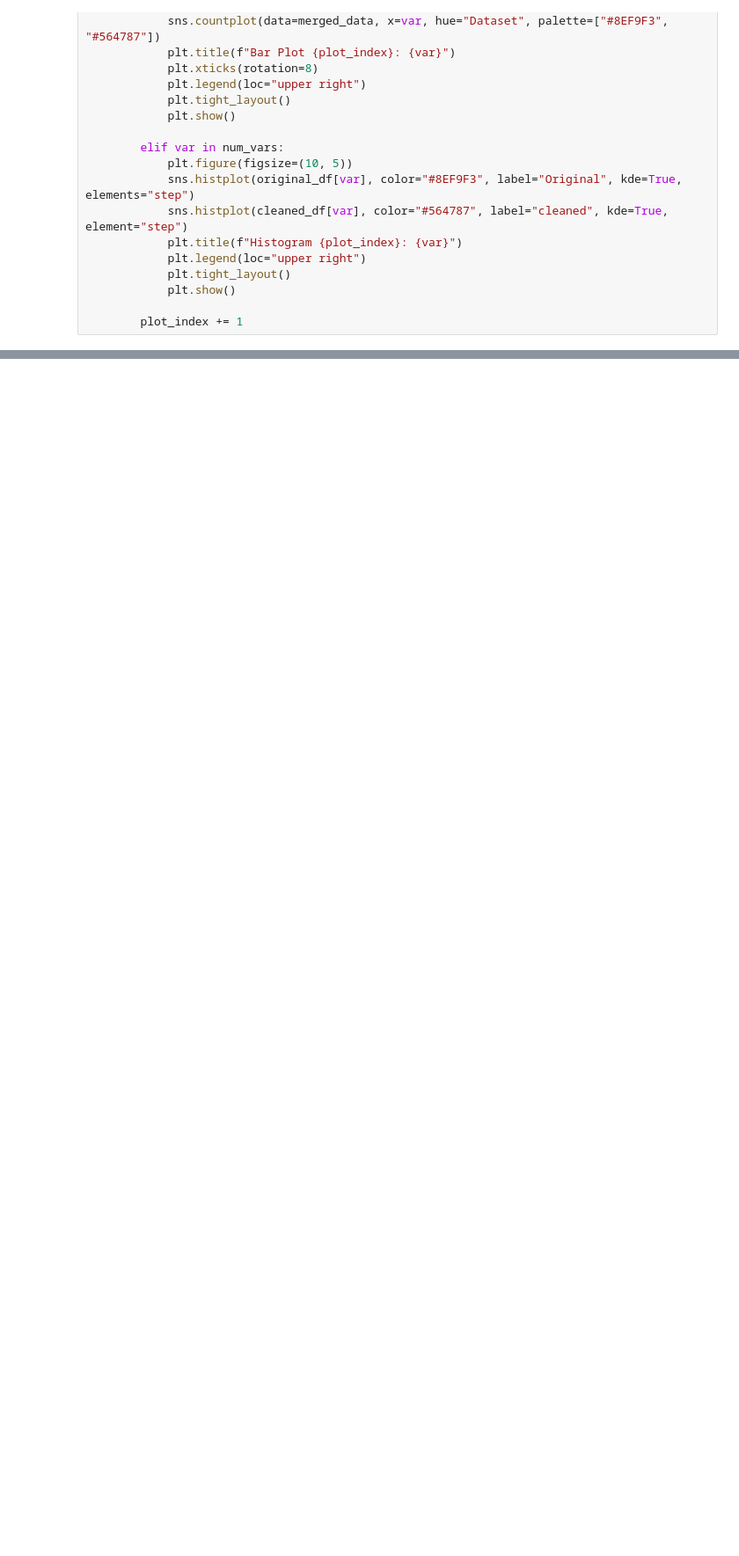
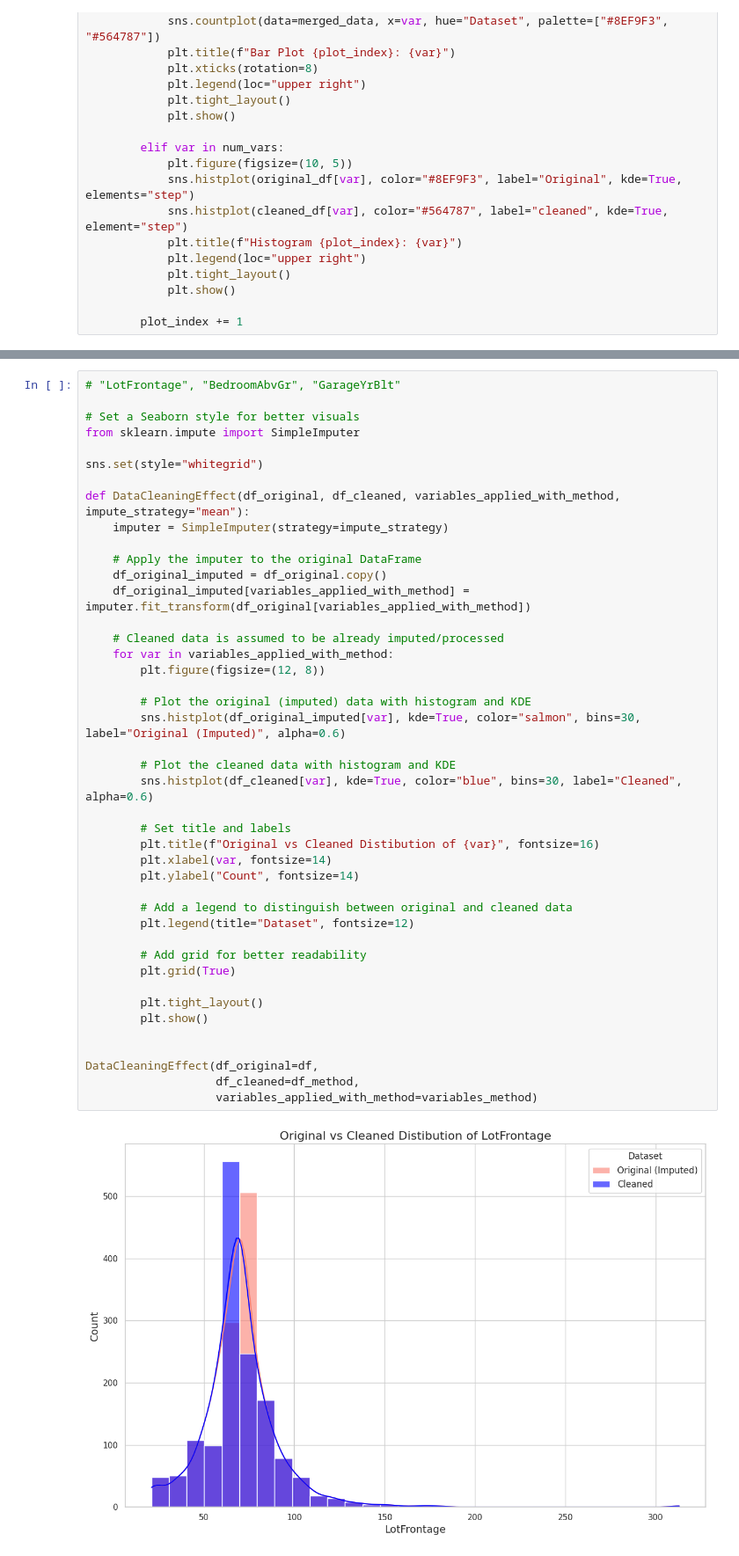
Before and after one commit to Drennan98/Heritage-Housing-Issues, a Jupyter notebook: jupyter_notebooks/3 - DataCleaning.ipynb, the cells around one changed output, grey strips where cells are left out. Shown at 88% size. Saved outputs shown, nothing was run; the diff lists cells and outputs as text; blank space fills up the shorter version.

```diff
--- a/jupyter_notebooks/3 - DataCleaning.ipynb
+++ b/jupyter_notebooks/3 - DataCleaning.ipynb
@@ -262,0 +331,45 @@ def visualize_cleaning_impact(original_df, cleaned_df, vars_with_missing_data):
+# %%
+# "LotFrontage", "BedroomAbvGr", "GarageYrBlt"
+
+# Set a Seaborn style for better visuals
+from sklearn.impute import SimpleImputer
+
+sns.set(style="whitegrid")
+
+def DataCleaningEffect(df_original, df_cleaned, variables_applied_with_method, impute_strategy="mean"):
+    imputer = SimpleImputer(strategy=impute_strategy)
+
+    # Apply the imputer to the original DataFrame
+    df_original_imputed = df_original.copy()
+    df_original_imputed[variables_applied_with_method] = imputer.fit_transform(df_original[variables_applied_with_method])
+
+    # Cleaned data is assumed to be already imputed/processed
+    for var in variables_applied_with_method:
+        plt.figure(figsize=(12, 8))
+
+        # Plot the original (imputed) data with histogram and KDE
+        sns.histplot(df_original_imputed[var], kde=True, color="salmon", bins=30, label="Original (Imputed)", alpha=0.6)
+
+        # Plot the cleaned data with histogram and KDE
+        sns.histplot(df_cleaned[var], kde=True, color="blue", bins=30, label="Cleaned", alpha=0.6)
+
+        # Set title and labels
+        plt.title(f"Original vs Cleaned Distibution of {var}", fontsize=16)
+        plt.xlabel(var, fontsize=14)
+        plt.ylabel("Count", fontsize=14)
+
+        # Add a legend to distinguish between original and cleaned data
+        plt.legend(title="Dataset", fontsize=12)
+
+        # Add grid for better readability
+        plt.grid(True)
+
+        plt.tight_layout()
+        plt.show()
+
+
+DataCleaningEffect(df_original=df,
+                   df_cleaned=df_method,
+                   variables_applied_with_method=variables_method)
+# %% [output]
+[figure, added]
```
Also changed, not shown: parts of 8 cells of this notebook.
